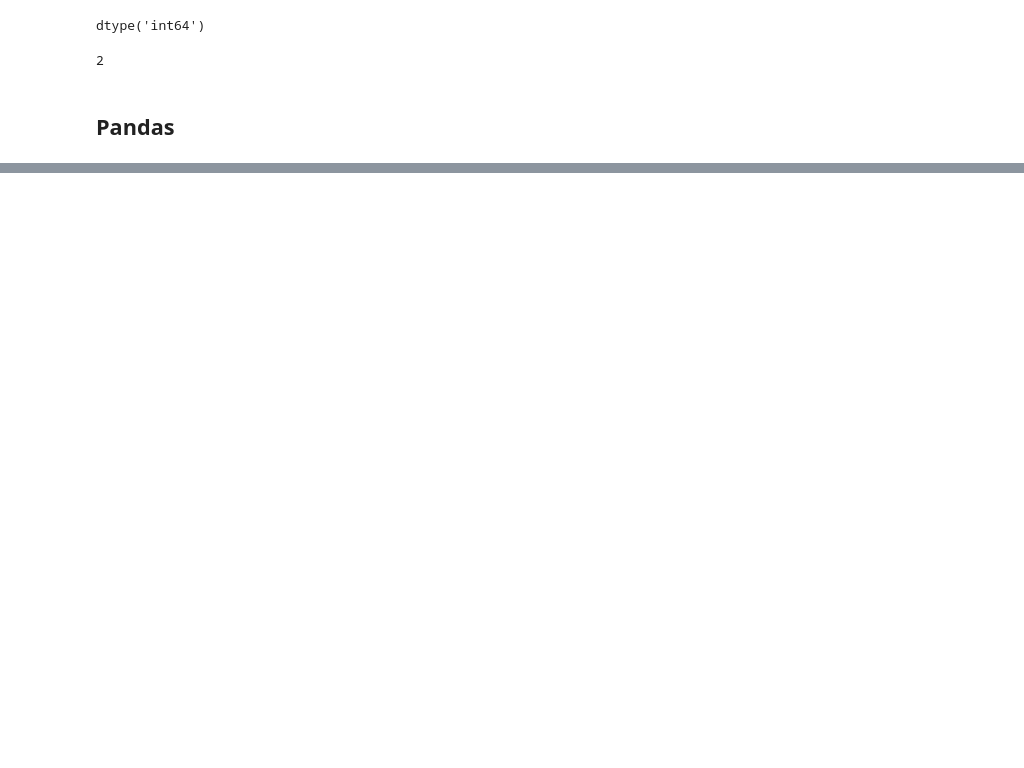
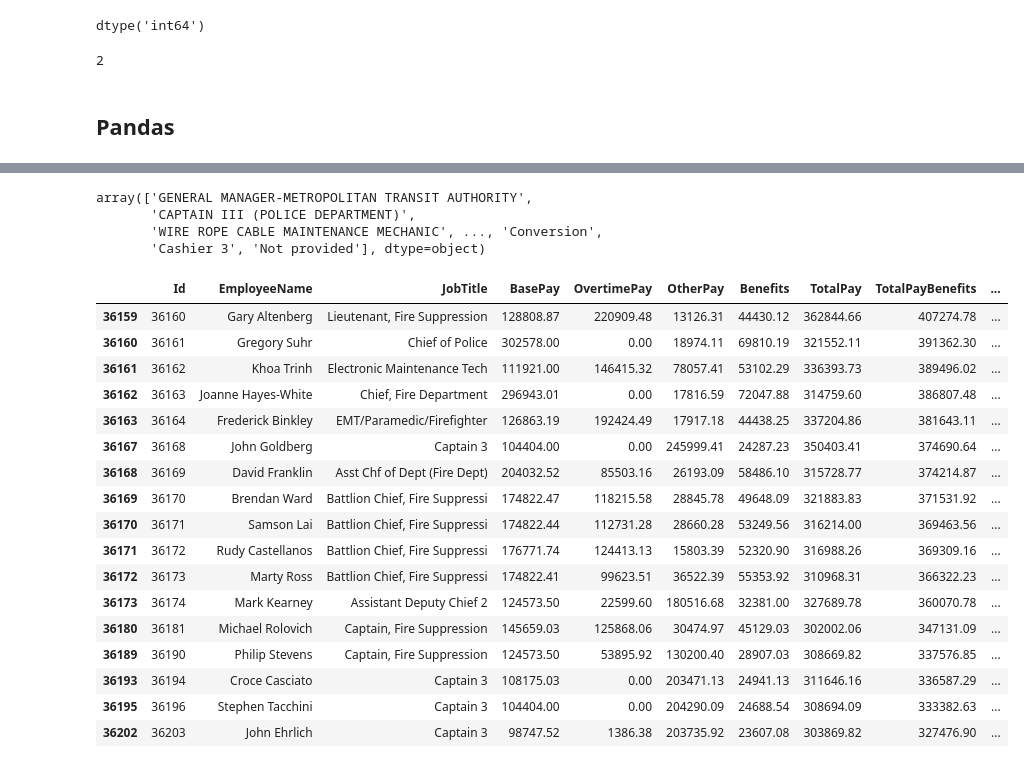
Before and after one commit to kozz84/Udemy, a Jupyter notebook: intro.ipynb, the cells around one changed output, grey strips where cells are left out. Saved outputs shown, nothing was run; the diff lists cells and outputs as text; code cells hidden in the pictures; blank space fills up the shorter version.

```diff
--- a/intro.ipynb
+++ b/intro.ipynb
@@ -332,0 +135,5 @@ MSFT       464
+# %%
+import numpy as np
+import pandas as pd
+sal = pd.read_csv('/Salaries.csv')
+sal.head()
@@ -332,0 +179,32 @@ MSFT       464
+# %%
+sal['JobTitle'].unique()
+# %% [output]
+array(['GENERAL MANAGER-METROPOLITAN TRANSIT AUTHORITY',
+       'CAPTAIN III (POLICE DEPARTMENT)',
+       'WIRE ROPE CABLE MAINTENANCE MECHANIC', ..., 'Conversion',
+       'Cashier 3', 'Not provided'], dtype=object)
+# %%
+#KLASYFIKACJA WARTOŚCI
+# and &
+# or |
+
+sal[(sal['Year'] == 2012) & (sal['TotalPay']>300000)]
+# %% [output]
+|  | Id | EmployeeName | JobTitle | BasePay | OvertimePay | OtherPay | Benefits | TotalPay | TotalPayBenefits | ... |
+| 36159 | 36160 | Gary Altenberg | Lieutenant, Fire Suppression | 128808.87 | 220909.48 | 13126.31 | 44430.12 | 362844.66 | 407274.78 | ... |
+| 36160 | 36161 | Gregory Suhr | Chief of Police | 302578.00 | 0.00 | 18974.11 | 69810.19 | 321552.11 | 391362.30 | ... |
+| 36161 | 36162 | Khoa Trinh | Electronic Maintenance Tech | 111921.00 | 146415.32 | 78057.41 | 53102.29 | 336393.73 | 389496.02 | ... |
+| 36162 | 36163 | Joanne Hayes-White | Chief, Fire Department | 296943.01 | 0.00 | 17816.59 | 72047.88 | 314759.60 | 386807.48 | ... |
+| 36163 | 36164 | Frederick Binkley | EMT/Paramedic/Firefighter | 126863.19 | 192424.49 | 17917.18 | 44438.25 | 337204.86 | 381643.11 | ... |
+| 36167 | 36168 | John Goldberg | Captain 3 | 104404.00 | 0.00 | 245999.41 | 24287.23 | 350403.41 | 374690.64 | ... |
+| 36168 | 36169 | David Franklin | Asst Chf of Dept (Fire Dept) | 204032.52 | 85503.16 | 26193.09 | 58486.10 | 315728.77 | 374214.87 | ... |
+| 36169 | 36170 | Brendan Ward | Battlion Chief, Fire Suppressi | 174822.47 | 118215.58 | 28845.78 | 49648.09 | 321883.83 | 371531.92 | ... |
+| 36170 | 36171 | Samson Lai | Battlion Chief, Fire Suppressi | 174822.44 | 112731.28 | 28660.28 | 53249.56 | 316214.00 | 369463.56 | ... |
+| 36171 | 36172 | Rudy Castellanos | Battlion Chief, Fire Suppressi | 176771.74 | 124413.13 | 15803.39 | 52320.90 | 316988.26 | 369309.16 | ... |
+| 36172 | 36173 | Marty Ross | Battlion Chief, Fire Suppressi | 174822.41 | 99623.51 | 36522.39 | 55353.92 | 310968.31 | 366322.23 | ... |
+| 36173 | 36174 | Mark Kearney | Assistant Deputy Chief 2 | 124573.50 | 22599.60 | 180516.68 | 32381.00 | 327689.78 | 360070.78 | ... |
+| 36180 | 36181 | Michael Rolovich | Captain, Fire Suppression | 145659.03 | 125868.06 | 30474.97 | 45129.03 | 302002.06 | 347131.09 | ... |
+| 36189 | 36190 | Philip Stevens | Captain, Fire Suppression | 124573.50 | 53895.92 | 130200.40 | 28907.03 | 308669.82 | 337576.85 | ... |
+| 36193 | 36194 | Croce Casciato | Captain 3 | 108175.03 | 0.00 | 203471.13 | 24941.13 | 311646.16 | 336587.29 | ... |
+| 36195 | 36196 | Stephen Tacchini | Captain 3 | 104404.00 | 0.00 | 204290.09 | 24688.54 | 308694.09 | 333382.63 | ... |
+| 36202 | 36203 | John Ehrlich | Captain 3 | 98747.52 | 1386.38 | 203735.92 | 23607.08 | 303869.82 | 327476.90 | ... |
```
Also changed, not shown: parts of 50 cells of this notebook.
